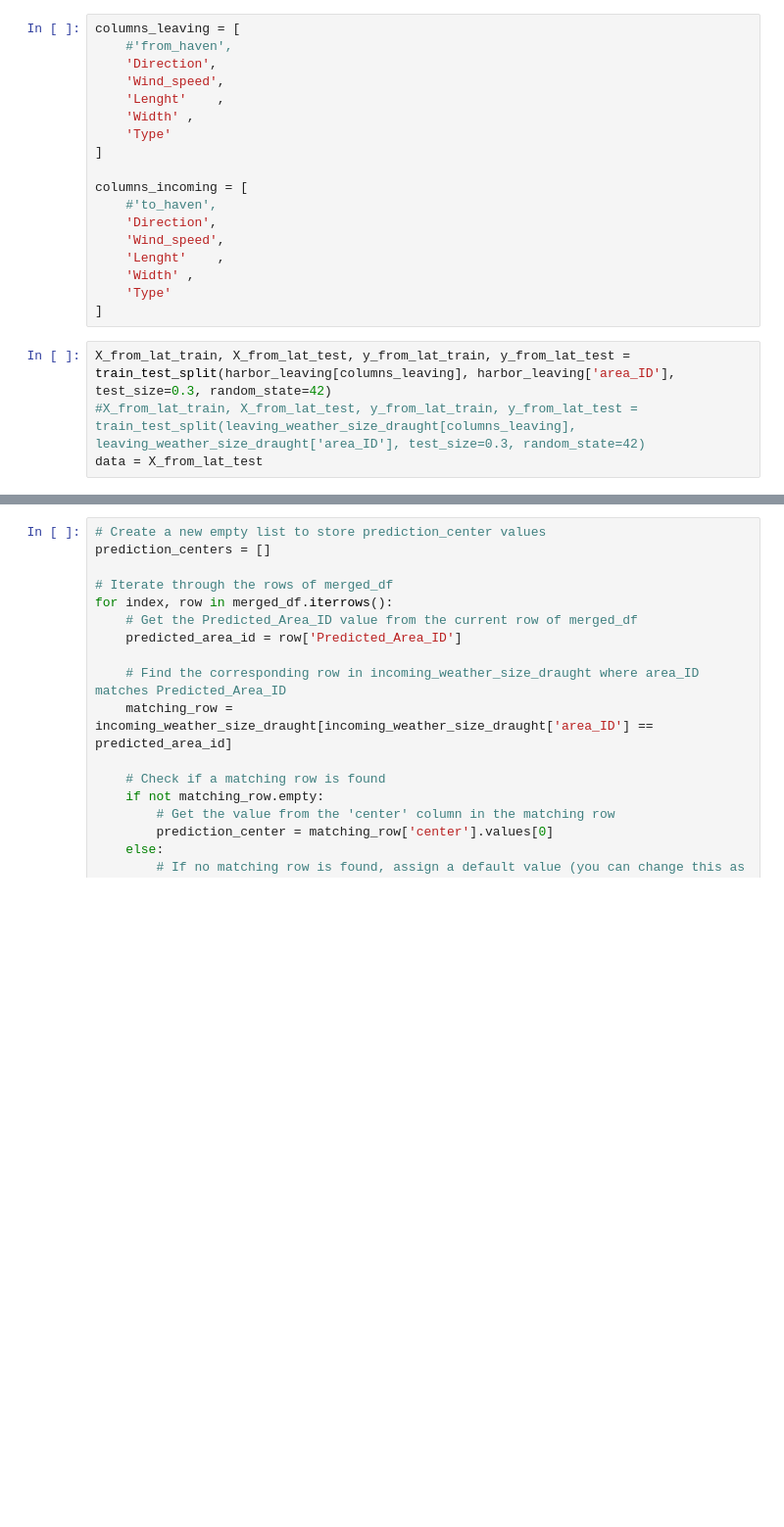
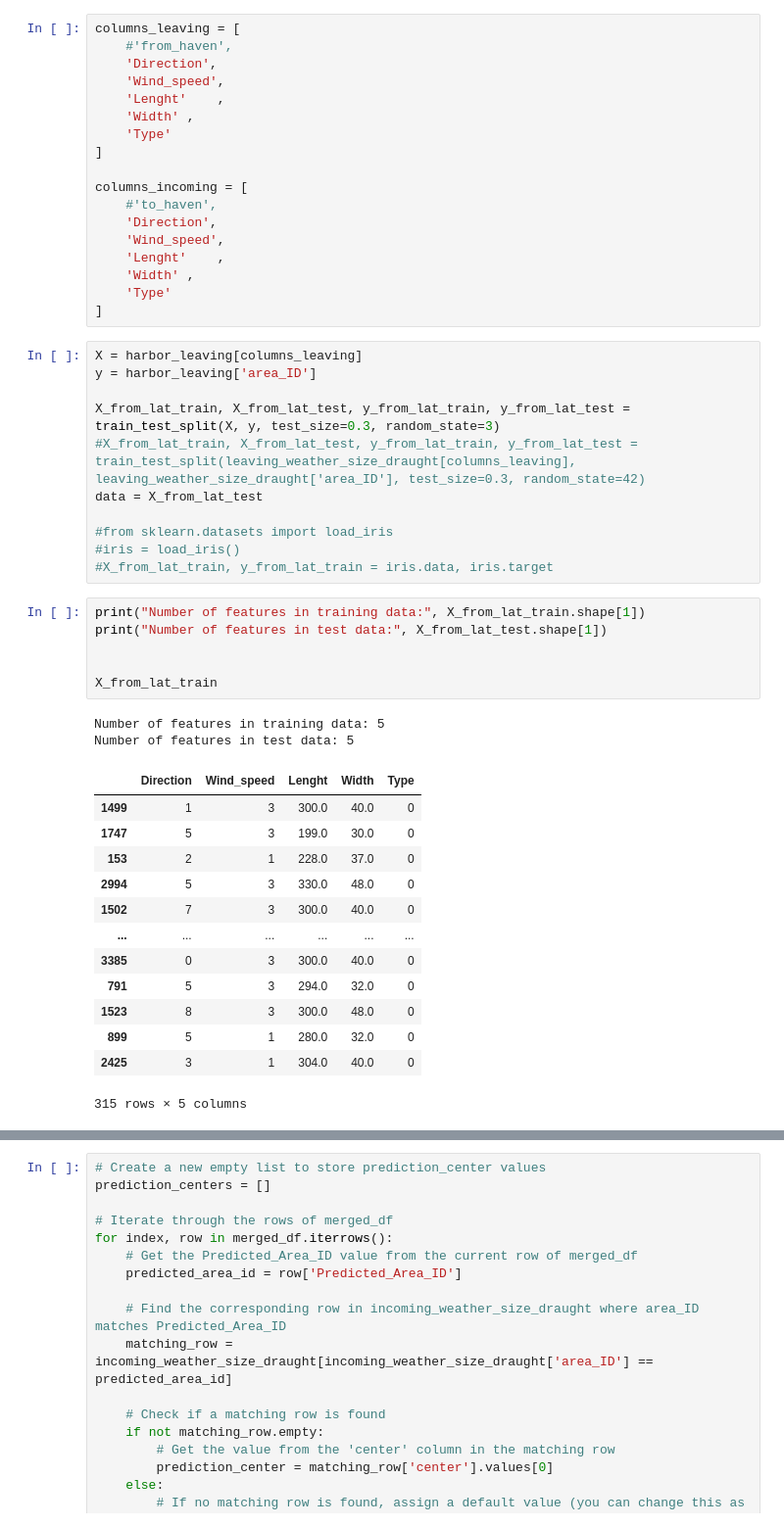
Before and after one commit to allanguzmanf/CIEM6302, a Jupyter notebook: Predictions.ipynb, the cells around one changed output, grey strips where cells are left out. Shown at 98% size. Cells and saved outputs as stored; diff of their text form; blank space fills up the shorter version.

```diff
--- a/Predictions.ipynb
+++ b/Predictions.ipynb
@@ -69,6 +92,35 @@ columns_incoming = [
     'Type'
 ]
 # %%
-X_from_lat_train, X_from_lat_test, y_from_lat_train, y_from_lat_test = train_test_split(harbor_leaving[columns_leaving], harbor_leaving['area_ID'], test_size=0.3, random_state=42)
+X = harbor_leaving[columns_leaving]
+y = harbor_leaving['area_ID']
+
+X_from_lat_train, X_from_lat_test, y_from_lat_train, y_from_lat_test = train_test_split(X, y, test_size=0.3, random_state=3)
 #X_from_lat_train, X_from_lat_test, y_from_lat_train, y_from_lat_test = train_test_split(leaving_weather_size_draught[columns_leaving], leaving_weather_size_draught['area_ID'], test_size=0.3, random_state=42)
 data = X_from_lat_test
+
+#from sklearn.datasets import load_iris
+#iris = load_iris()
+#X_from_lat_train, y_from_lat_train = iris.data, iris.target
+# %%
+print("Number of features in training data:", X_from_lat_train.shape[1])
+print("Number of features in test data:", X_from_lat_test.shape[1])
+
+
+X_from_lat_train
+# %% [output]
+Number of features in training data: 5
+Number of features in test data: 5
+|  | Direction | Wind_speed | Lenght | Width | Type |
+| 1499 | 1 | 3 | 300.0 | 40.0 | 0 |
+| 1747 | 5 | 3 | 199.0 | 30.0 | 0 |
+| 153 | 2 | 1 | 228.0 | 37.0 | 0 |
+| 2994 | 5 | 3 | 330.0 | 48.0 | 0 |
+| 1502 | 7 | 3 | 300.0 | 40.0 | 0 |
+| ... | ... | ... | ... | ... | ... |
+| 3385 | 0 | 3 | 300.0 | 40.0 | 0 |
+| 791 | 5 | 3 | 294.0 | 32.0 | 0 |
+| 1523 | 8 | 3 | 300.0 | 48.0 | 0 |
+| 899 | 5 | 1 | 280.0 | 32.0 | 0 |
+| 2425 | 3 | 1 | 304.0 | 40.0 | 0 |
+315 rows × 5 columns
```
Also changed, not shown: parts of 13 cells of this notebook, 1 other file.
